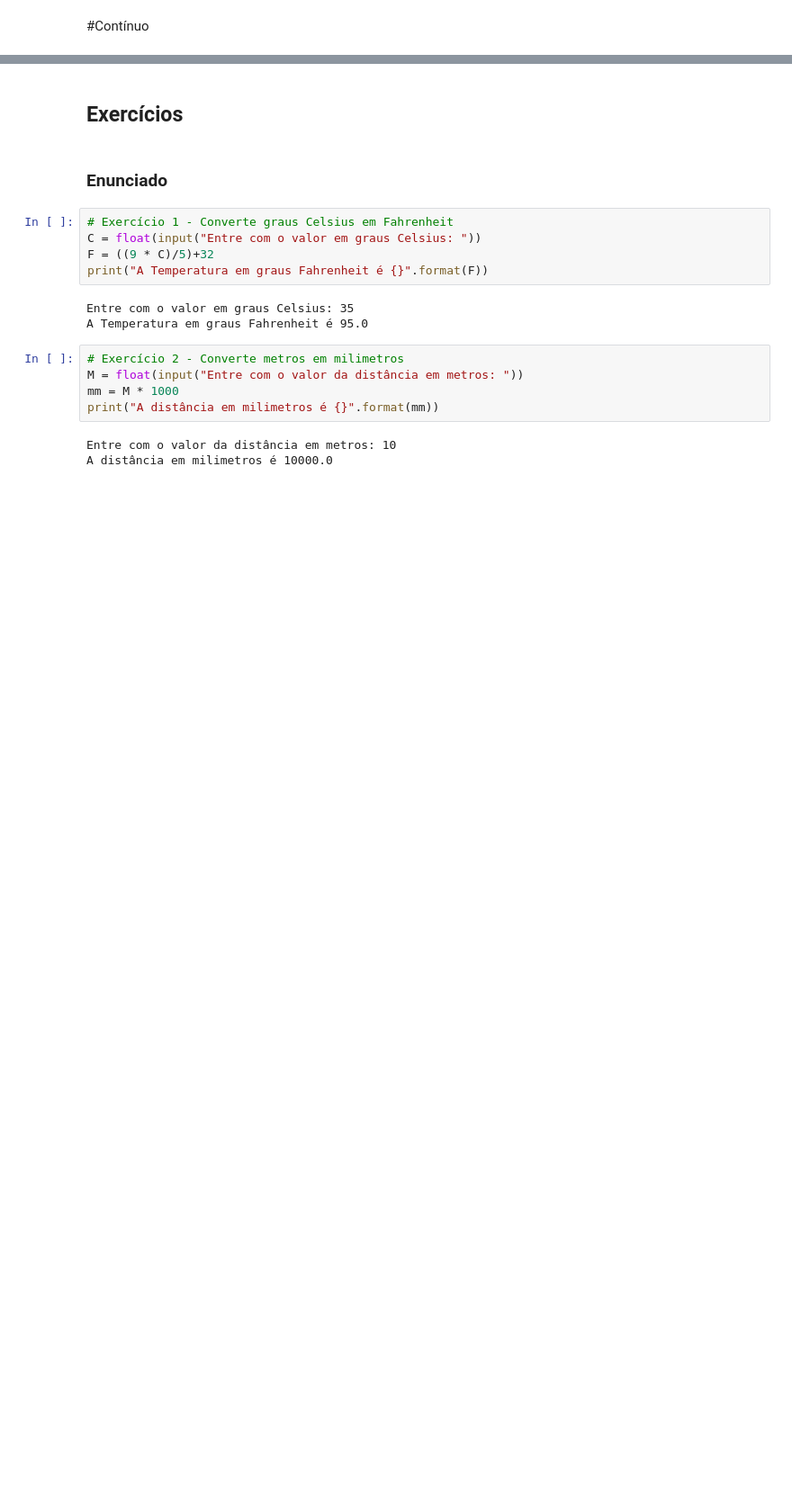
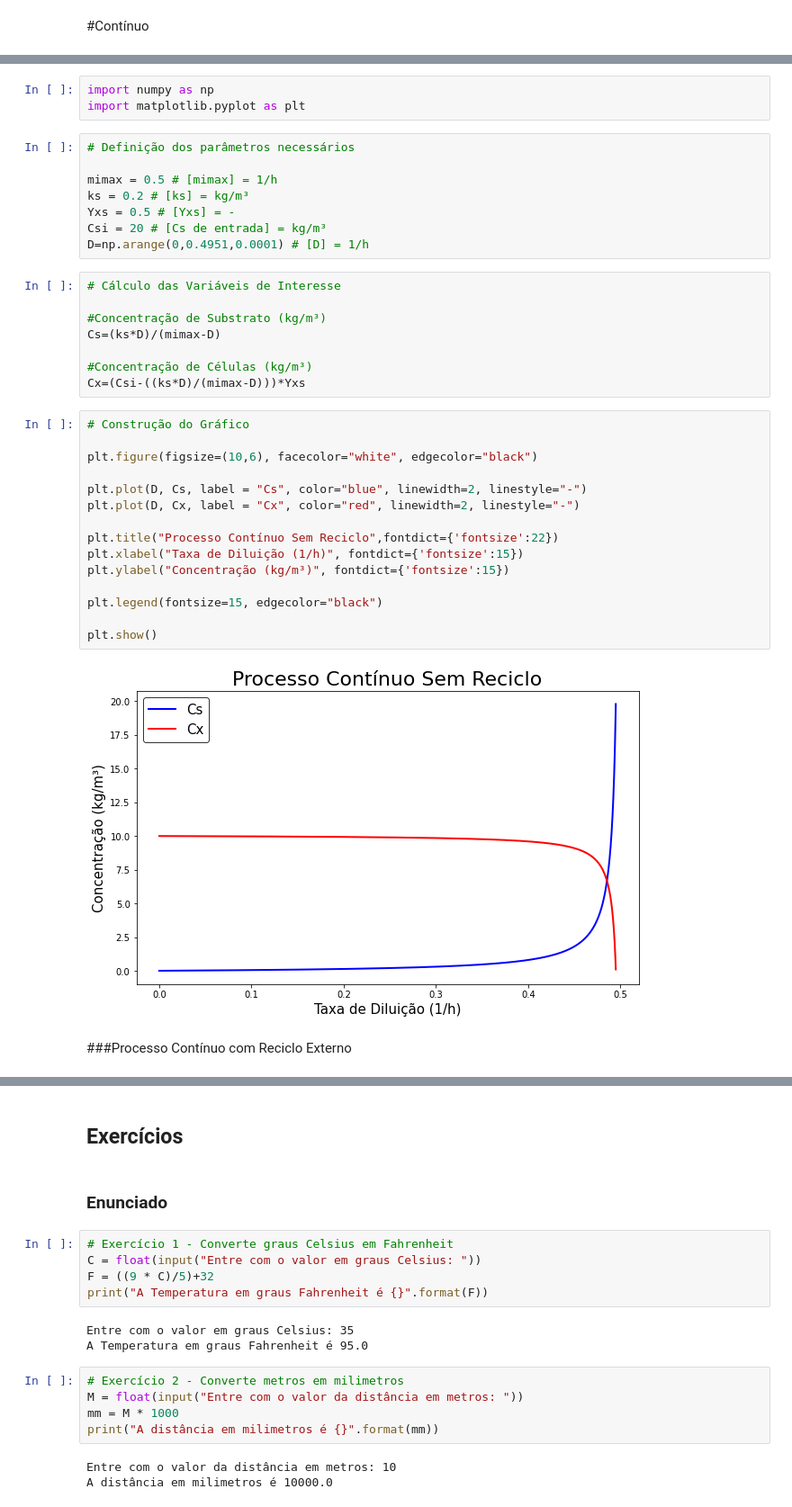
Before and after one commit to VitorMazziero/Princ-pios-de-Bioprocessos, a Jupyter notebook: Aula_Python_Processos_fermentativos.ipynb, the cells around one changed output, grey strips where cells are left out. Shown: that part at 90% size. Drawn from its saved outputs; the diff is of its cells as text; blank space fills up the shorter version.

```diff
--- a/Aula_Python_Processos_fermentativos.ipynb
+++ b/Aula_Python_Processos_fermentativos.ipynb
@@ -1218,0 +1239,38 @@ plt.show()
+# %%
+import numpy as np
+import matplotlib.pyplot as plt
+# %%
+# Definição dos parâmetros necessários
+
+mimax = 0.5 # [mimax] = 1/h
+ks = 0.2 # [ks] = kg/m³
+Yxs = 0.5 # [Yxs] = -
+Csi = 20 # [Cs de entrada] = kg/m³
+D=np.arange(0,0.4951,0.0001) # [D] = 1/h
+# %%
+# Cálculo das Variáveis de Interesse
+
+#Concentração de Substrato (kg/m³)
+Cs=(ks*D)/(mimax-D)
+
+#Concentração de Células (kg/m³)
+Cx=(Csi-((ks*D)/(mimax-D)))*Yxs
+# %%
+# Construção do Gráfico
+
+plt.figure(figsize=(10,6), facecolor="white", edgecolor="black")
+
+plt.plot(D, Cs, label = "Cs", color="blue", linewidth=2, linestyle="-")
+plt.plot(D, Cx, label = "Cx", color="red", linewidth=2, linestyle="-")
+
+plt.title("Processo Contínuo Sem Reciclo",fontdict={'fontsize':22})
+plt.xlabel("Taxa de Diluição (1/h)", fontdict={'fontsize':15})
+plt.ylabel("Concentração (kg/m³)", fontdict={'fontsize':15})
+
+plt.legend(fontsize=15, edgecolor="black")
+
+plt.show()
+# %% [output]
+[figure, added]
+# %% [markdown]
+###Processo Contínuo com Reciclo Externo
```
Also changed, not shown: parts of 24 cells of this notebook.
